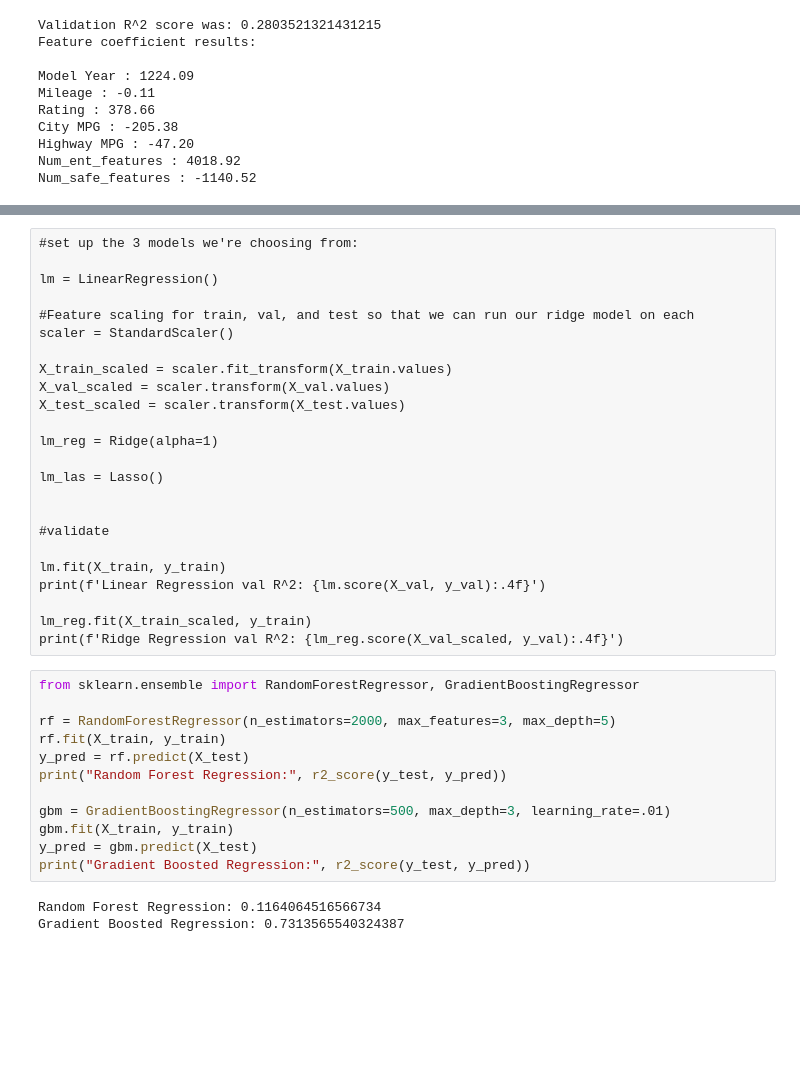
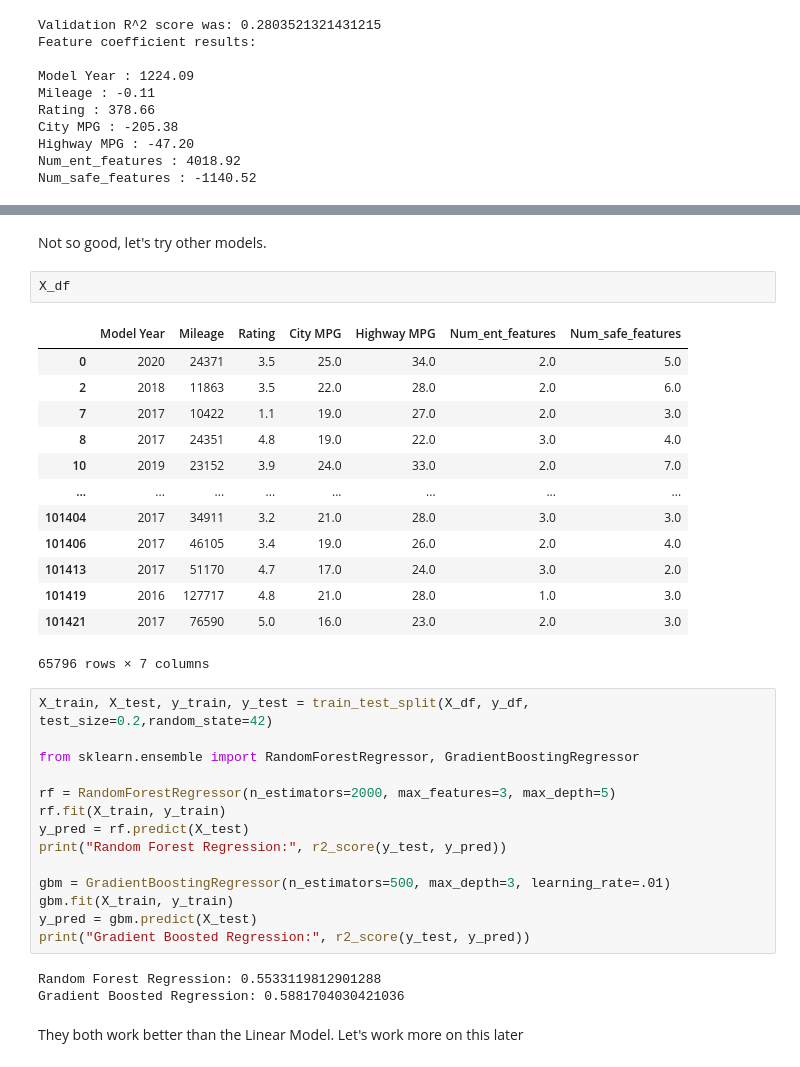
Before and after one commit to luongtruong77/regression-car-price-predictor, a Jupyter notebook: Modeling.ipynb, the cells around one changed output, grey strips where cells are left out. Drawn from its saved outputs; the diff is of its cells as text; blank space fills up the shorter version.

```diff
--- a/Modeling.ipynb
+++ b/Modeling.ipynb
@@ -337,39 +147,37 @@ res_plt.show();
-# %% [raw]
-#set up the 3 models we're choosing from:
-
-lm = LinearRegression()
-
-#Feature scaling for train, val, and test so that we can run our ridge model on each
-scaler = StandardScaler()
-
-X_train_scaled = scaler.fit_transform(X_train.values)
-X_val_scaled = scaler.transform(X_val.values)
-X_test_scaled = scaler.transform(X_test.values)
-
-lm_reg = Ridge(alpha=1)
-
-lm_las = Lasso()
-
-
-#validate
-
-lm.fit(X_train, y_train)
-print(f'Linear Regression val R^2: {lm.score(X_val, y_val):.4f}')
-
-lm_reg.fit(X_train_scaled, y_train)
-print(f'Ridge Regression val R^2: {lm_reg.score(X_val_scaled, y_val):.4f}')
-# %%
-from sklearn.ensemble import RandomForestRegressor, GradientBoostingRegressor
-
-rf = RandomForestRegressor(n_estimators=2000, max_features=3, max_depth=5)
-rf.fit(X_train, y_train)
-y_pred = rf.predict(X_test)
-print("Random Forest Regression:", r2_score(y_test, y_pred))
-
-gbm = GradientBoostingRegressor(n_estimators=500, max_depth=3, learning_rate=.01)
-gbm.fit(X_train, y_train)
-y_pred = gbm.predict(X_test)
-print("Gradient Boosted Regression:", r2_score(y_test, y_pred))
-# %% [output]
-Random Forest Regression: 0.1164064516566734
-Gradient Boosted Regression: 0.7313565540324387
+# %% [markdown]
+Not so good, let's try other models.
+# %%
+X_df
+# %% [output]
+|  | Model Year | Mileage | Rating | City MPG | Highway MPG | Num_ent_features | Num_safe_features |
+| 0 | 2020 | 24371 | 3.5 | 25.0 | 34.0 | 2.0 | 5.0 |
+| 2 | 2018 | 11863 | 3.5 | 22.0 | 28.0 | 2.0 | 6.0 |
+| 7 | 2017 | 10422 | 1.1 | 19.0 | 27.0 | 2.0 | 3.0 |
+| 8 | 2017 | 24351 | 4.8 | 19.0 | 22.0 | 3.0 | 4.0 |
+| 10 | 2019 | 23152 | 3.9 | 24.0 | 33.0 | 2.0 | 7.0 |
+| ... | ... | ... | ... | ... | ... | ... | ... |
+| 101404 | 2017 | 34911 | 3.2 | 21.0 | 28.0 | 3.0 | 3.0 |
+| 101406 | 2017 | 46105 | 3.4 | 19.0 | 26.0 | 2.0 | 4.0 |
+| 101413 | 2017 | 51170 | 4.7 | 17.0 | 24.0 | 3.0 | 2.0 |
+| 101419 | 2016 | 127717 | 4.8 | 21.0 | 28.0 | 1.0 | 3.0 |
+| 101421 | 2017 | 76590 | 5.0 | 16.0 | 23.0 | 2.0 | 3.0 |
+65796 rows × 7 columns
+# %%
+X_train, X_test, y_train, y_test = train_test_split(X_df, y_df, test_size=0.2,random_state=42)
+
+from sklearn.ensemble import RandomForestRegressor, GradientBoostingRegressor
+
+rf = RandomForestRegressor(n_estimators=2000, max_features=3, max_depth=5)
+rf.fit(X_train, y_train)
+y_pred = rf.predict(X_test)
+print("Random Forest Regression:", r2_score(y_test, y_pred))
+
+gbm = GradientBoostingRegressor(n_estimators=500, max_depth=3, learning_rate=.01)
+gbm.fit(X_train, y_train)
+y_pred = gbm.predict(X_test)
+print("Gradient Boosted Regression:", r2_score(y_test, y_pred))
+# %% [output]
+Random Forest Regression: 0.5533119812901288
+Gradient Boosted Regression: 0.5881704030421036
+# %% [markdown]
+They both work better than the Linear Model. Let's work more on this later
```
Also changed, not shown: parts of 33 cells of this notebook, 2 other files.
